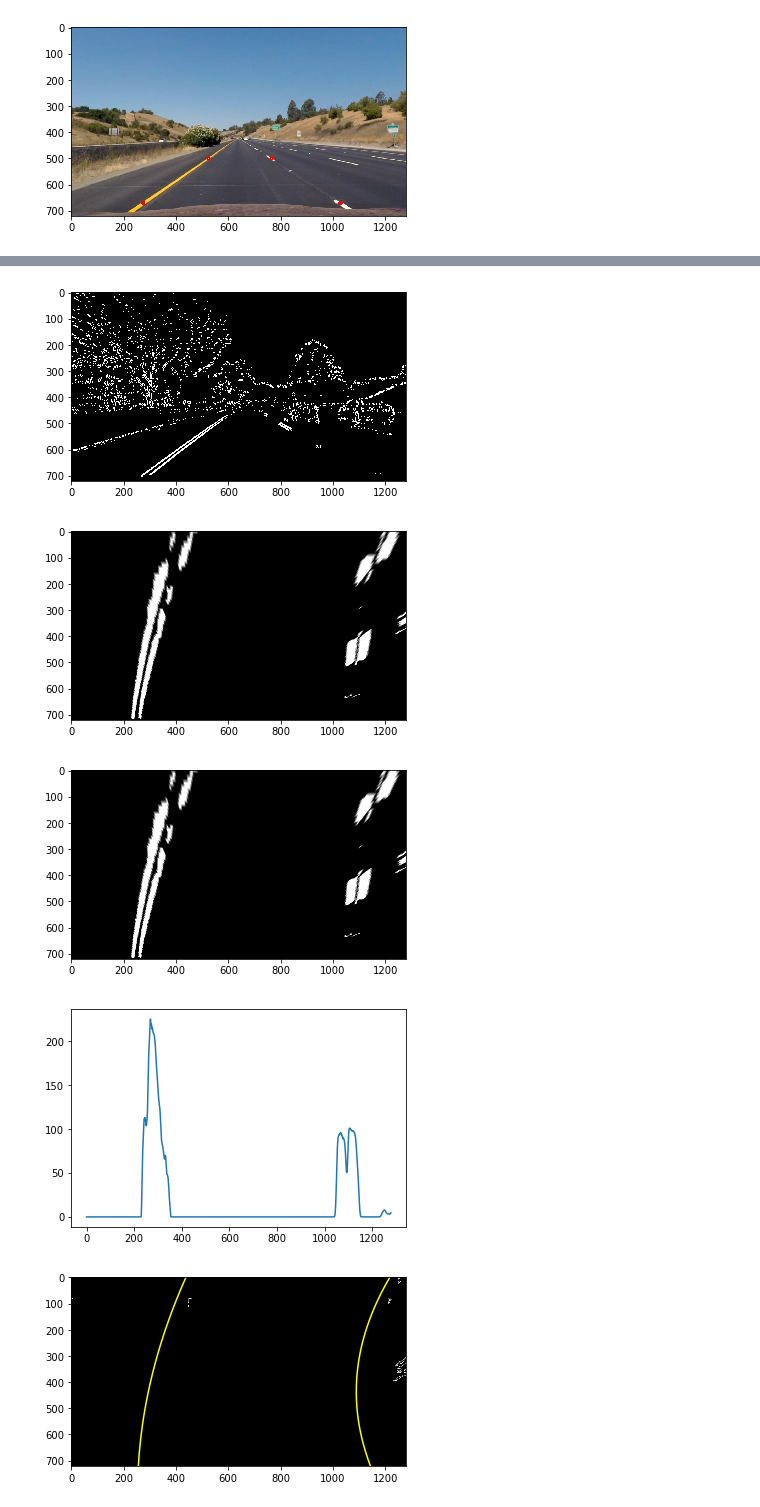
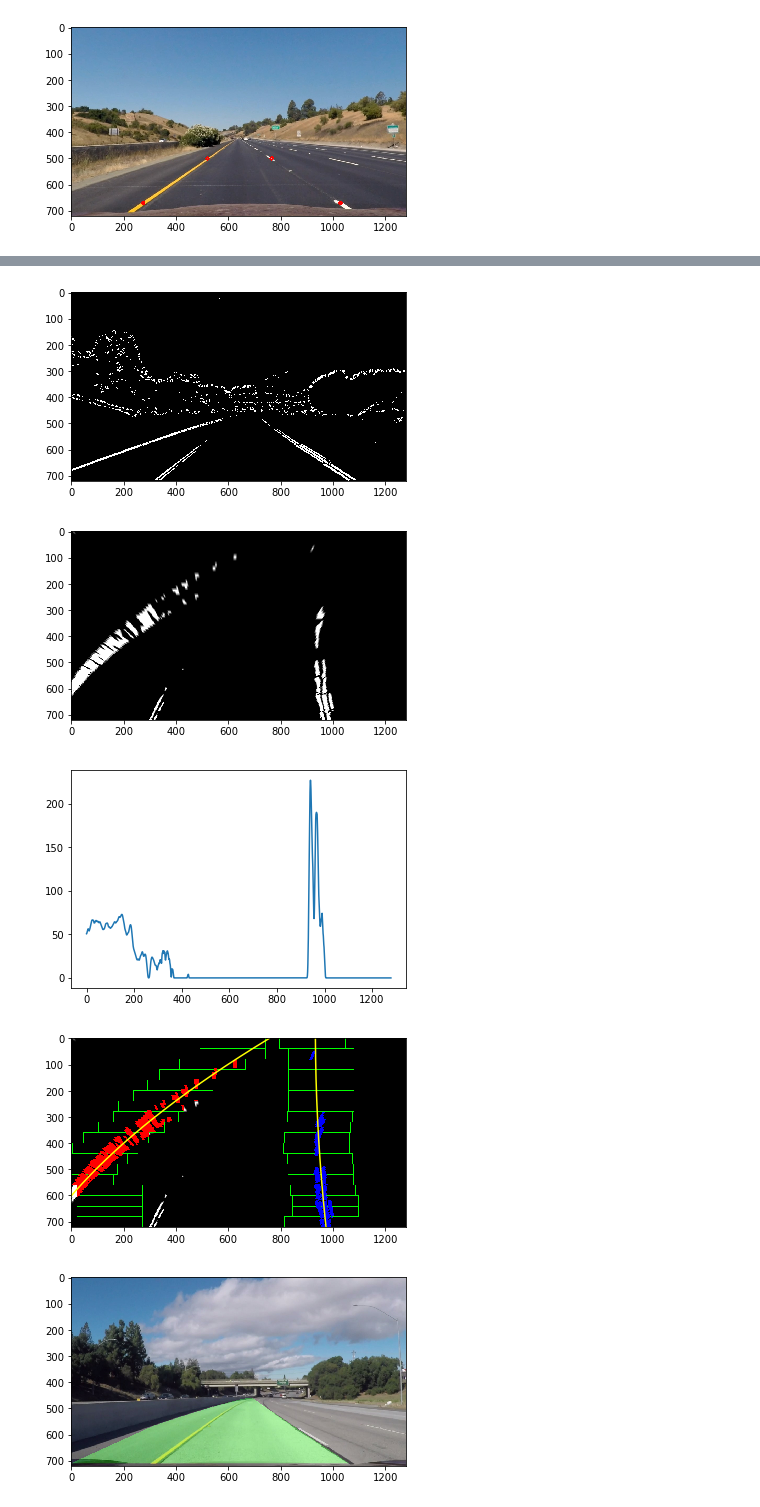
Before and after one commit to alexeysas/sdc-advanced-lane-finding, a Jupyter notebook: project.ipynb, the cells around one changed output, grey strips where cells are left out. Saved outputs shown, nothing was run; the diff lists cells and outputs as text; code cells hidden in the pictures.

```diff
--- a/project.ipynb
+++ b/project.ipynb
@@ -59,3 +46,16 @@ ret, mtx, dist, rvecs, tvecs = calibrate_camera()
+# %%
+#define folder with name mask where chessboard images are stored for camera calibration
+image_name_mask = 'camera_cal\calibration*.jpg'
+
+#define number of corners to find - we have
+nx = 9
+ny = 6
+
+#calibrate camera to get camera matrix and distortion cooficients
+ret, mtx, dist, rvecs, tvecs = calibrate_camera(nx, ny, image_name_mask)
 # %%
-def undistort(image):
+def undistort(image, mtx, dist):
+    """
+    Undistort image using camera matrix and distortion cooficients
+    """
     return cv2.undistort(image, mtx, dist, None, mtx)
@@ -62,12 +75,13 @@ def undistort(image):
 # %%
-#test undistortion
+#test undistortion operation on the road image
+
 image_name = 'test_images\straight_lines1.jpg'
 image = mpimg.imread(image_name)
 
 plt.imshow(image)
 plt.show()
 
-image = undistort(image)
+image = undistort(image, mtx, dist)
 plt.imshow(image)
 plt.show()
 # %% [output]
@@ -248,7 +274,8 @@ def find_lines(image):
 # %%
 def pipline(image, step_completed = None):
 
-    undist = undistort(image)
+    #undistort initial image
+    undist = undistort(image, mtx, dist)
 
     grad_dir = dir_threshold(undist, sobel_kernel=15, thresh=(0.7, 1.3))
 
@@ -273,7 +300,6 @@ def pipline(image, step_completed = None):
 
     out_img = np.dstack((hls_s, hls_s, hls_s)) * 255
 
-    print('out')
     if (step_completed != None):
         step_completed(out_img, 'gray')
 
@@ -299,14 +325,12 @@ def draw(image, cmap):
     plt.imshow(image, cmap=cmap)
     plt.show()
 
-image_name = 'test_images/test6.jpg'
+image_name = 'test_images/test0.jpg'
 image = mpimg.imread(image_name)
 
 res_image = pipline(image, step_completed = draw)
-plt.imshow(res_image, cmap='gray')
-plt.show()
 
-ploty, left_fitx, right_fitx = find_lines(res_image)
+ploty, left_fitx, right_fitx = find_lines(res_image, show_debug=True)
 
 warped = res_image
 
@@ -339,5 +362,5 @@ out
-[figure, old version]
+[figure, new version]
-[figure, old version]
+[figure, new version]
-[figure, old version]
+[figure, new version]
-[figure, old version]
+[figure, new version]
-[figure, old version]
+[figure, new version]
```
Also changed, not shown: parts of 14 cells of this notebook, 3 other files.
